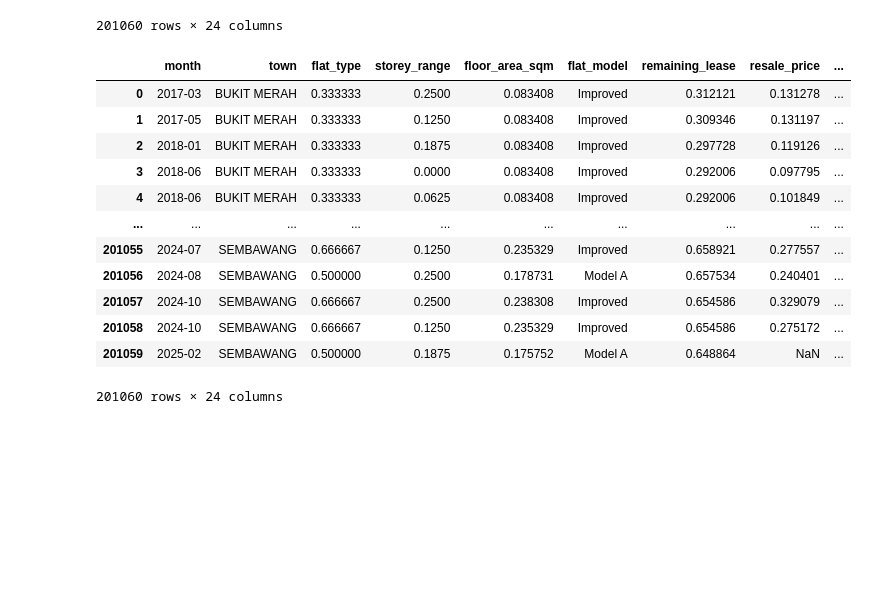
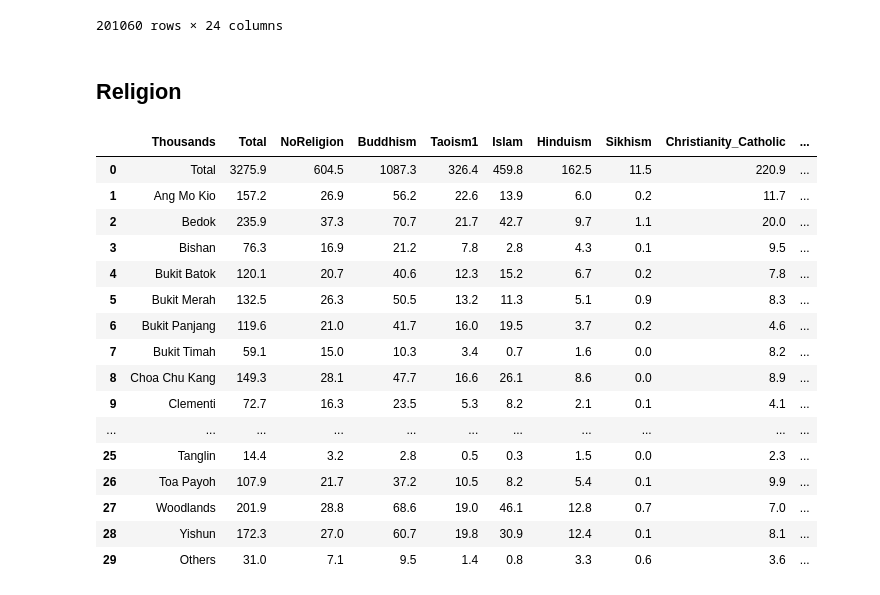
Before and after one commit to yuntsingg/DSE3101-HDB-Decode, a Jupyter notebook: code/resale_data_cleaning.ipynb, the cells around one changed output. Cells and saved outputs as stored; diff of their text form; code cells hidden in the pictures; blank space fills up the shorter version.

Commit message:
Set the last steps of data cleaning

```diff
--- a/code/resale_data_cleaning.ipynb
+++ b/code/resale_data_cleaning.ipynb
@@ -215,16 +203,23 @@ df_resale_normalized.to_csv('../data/cleaned/resale_price_normalized.csv', index
-# %%
-df_resale_normalized
-# %% [output]
-|  | month | town | flat_type | storey_range | floor_area_sqm | flat_model | remaining_lease | resale_price | ... |
-| 0 | 2017-03 | BUKIT MERAH | 0.333333 | 0.2500 | 0.083408 | Improved | 0.312121 | 0.131278 | ... |
-| 1 | 2017-05 | BUKIT MERAH | 0.333333 | 0.1250 | 0.083408 | Improved | 0.309346 | 0.131197 | ... |
-| 2 | 2018-01 | BUKIT MERAH | 0.333333 | 0.1875 | 0.083408 | Improved | 0.297728 | 0.119126 | ... |
-| 3 | 2018-06 | BUKIT MERAH | 0.333333 | 0.0000 | 0.083408 | Improved | 0.292006 | 0.097795 | ... |
-| 4 | 2018-06 | BUKIT MERAH | 0.333333 | 0.0625 | 0.083408 | Improved | 0.292006 | 0.101849 | ... |
-| ... | ... | ... | ... | ... | ... | ... | ... | ... | ... |
-| 201055 | 2024-07 | SEMBAWANG | 0.666667 | 0.1250 | 0.235329 | Improved | 0.658921 | 0.277557 | ... |
-| 201056 | 2024-08 | SEMBAWANG | 0.500000 | 0.2500 | 0.178731 | Model A | 0.657534 | 0.240401 | ... |
-| 201057 | 2024-10 | SEMBAWANG | 0.666667 | 0.2500 | 0.238308 | Improved | 0.654586 | 0.329079 | ... |
-| 201058 | 2024-10 | SEMBAWANG | 0.666667 | 0.1250 | 0.235329 | Improved | 0.654586 | 0.275172 | ... |
-| 201059 | 2025-02 | SEMBAWANG | 0.500000 | 0.1875 | 0.175752 | Model A | 0.648864 | NaN | ... |
-201060 rows × 24 columns
+# %% [markdown]
+## Religion
+# %%
+df_religon_2015 = pd.read_csv("../data/raw/religion_2015.csv")
+df_religon_2015
+# %% [output]
+|  | Thousands | Total | NoReligion | Buddhism | Taoism1 | Islam | Hinduism | Sikhism | Christianity_Catholic | ... |
+| 0 | Total | 3275.9 | 604.5 | 1087.3 | 326.4 | 459.8 | 162.5 | 11.5 | 220.9 | ... |
+| 1 | Ang Mo Kio | 157.2 | 26.9 | 56.2 | 22.6 | 13.9 | 6.0 | 0.2 | 11.7 | ... |
+| 2 | Bedok | 235.9 | 37.3 | 70.7 | 21.7 | 42.7 | 9.7 | 1.1 | 20.0 | ... |
+| 3 | Bishan | 76.3 | 16.9 | 21.2 | 7.8 | 2.8 | 4.3 | 0.1 | 9.5 | ... |
+| 4 | Bukit Batok | 120.1 | 20.7 | 40.6 | 12.3 | 15.2 | 6.7 | 0.2 | 7.8 | ... |
+| 5 | Bukit Merah | 132.5 | 26.3 | 50.5 | 13.2 | 11.3 | 5.1 | 0.9 | 8.3 | ... |
+| 6 | Bukit Panjang | 119.6 | 21.0 | 41.7 | 16.0 | 19.5 | 3.7 | 0.2 | 4.6 | ... |
+| 7 | Bukit Timah | 59.1 | 15.0 | 10.3 | 3.4 | 0.7 | 1.6 | 0.0 | 8.2 | ... |
+| 8 | Choa Chu Kang | 149.3 | 28.1 | 47.7 | 16.6 | 26.1 | 8.6 | 0.0 | 8.9 | ... |
+| 9 | Clementi | 72.7 | 16.3 | 23.5 | 5.3 | 8.2 | 2.1 | 0.1 | 4.1 | ... |
+| ... | ... | ... | ... | ... | ... | ... | ... | ... | ... | ... |
+| 25 | Tanglin | 14.4 | 3.2 | 2.8 | 0.5 | 0.3 | 1.5 | 0.0 | 2.3 | ... |
+| 26 | Toa Payoh | 107.9 | 21.7 | 37.2 | 10.5 | 8.2 | 5.4 | 0.1 | 9.9 | ... |
+| 27 | Woodlands | 201.9 | 28.8 | 68.6 | 19.0 | 46.1 | 12.8 | 0.7 | 7.0 | ... |
+| 28 | Yishun | 172.3 | 27.0 | 60.7 | 19.8 | 30.9 | 12.4 | 0.1 | 8.1 | ... |
+| 29 | Others | 31.0 | 7.1 | 9.5 | 1.4 | 0.8 | 3.3 | 0.6 | 3.6 | ... |
```
Also changed, not shown: parts of 4 cells of this notebook.
